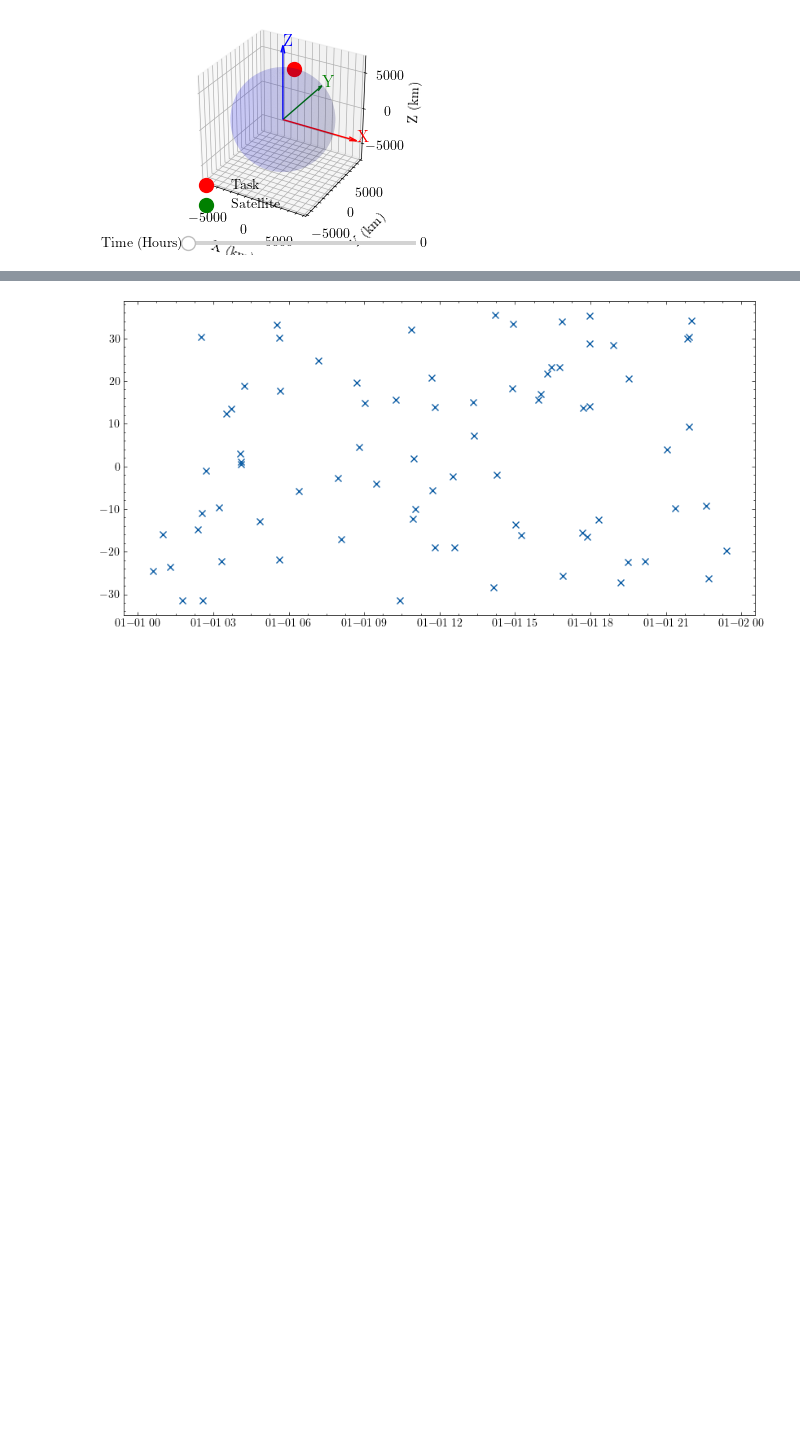
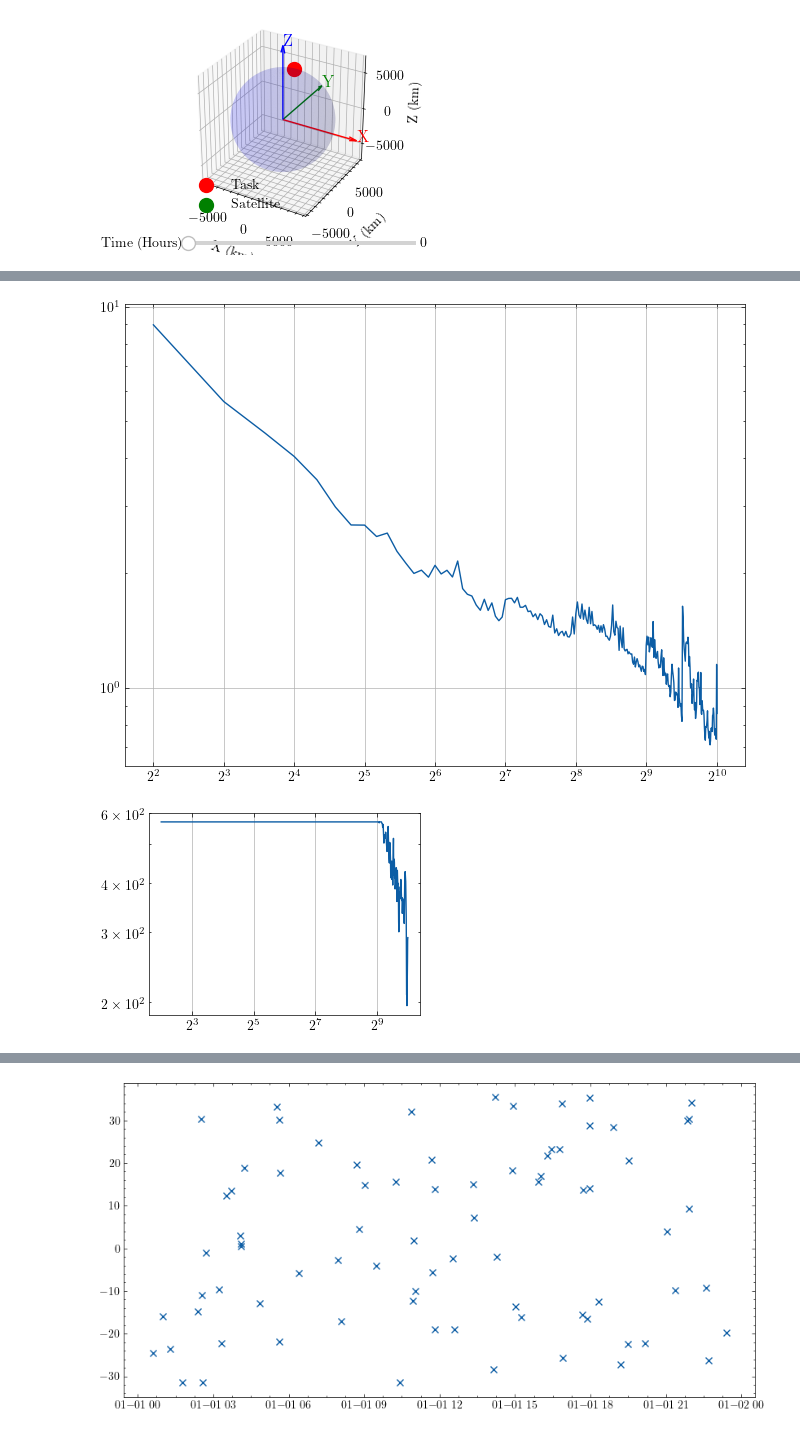
Before and after one commit to Shreeyam/phd_code, a Jupyter notebook: notebooks/exploration/request_generation.ipynb, the cells around one changed output, grey strips where cells are left out. Cells and saved outputs as stored; diff of their text form; code cells hidden in the pictures; blank space fills up the shorter version.

```diff
--- a/notebooks/exploration/request_generation.ipynb
+++ b/notebooks/exploration/request_generation.ipynb
@@ -413,3 +462,32 @@ Line #      Hits         Time  Per Hit   % Time  Line Contents
+# %%
+import time
+# # Timing...
+times = []
+totals = []
+for i in tqdm(np.arange(4, 1032, 4)):
+    t0 = time.time()
+    t_coarse = int(i)
+    total_tasks = get_total_tasks()
+    t1 = time.time()
+    times.append(t1 - t0)
+    totals.append(len(total_tasks))
+
+plt.figure(figsize=(8, 6))
+plt.plot(np.arange(4, 1032, 4), times)
+plt.xscale("log",base=2)
+plt.yscale("log")
+plt.grid()
+plt.show()
+
+plt.figure()
+plt.plot(np.arange(4, 1032,4), totals)
+plt.xscale("log",base=2)
+plt.yscale("log")
+plt.grid()
+plt.show()
+# %% [output]
+[figure, added]
+[figure, added]
 # %%
 # Plot all task with request id
 times = np.array([x.time for x in total_tasks])
```
Also changed, not shown: parts of 13 cells of this notebook, 1 other file.
